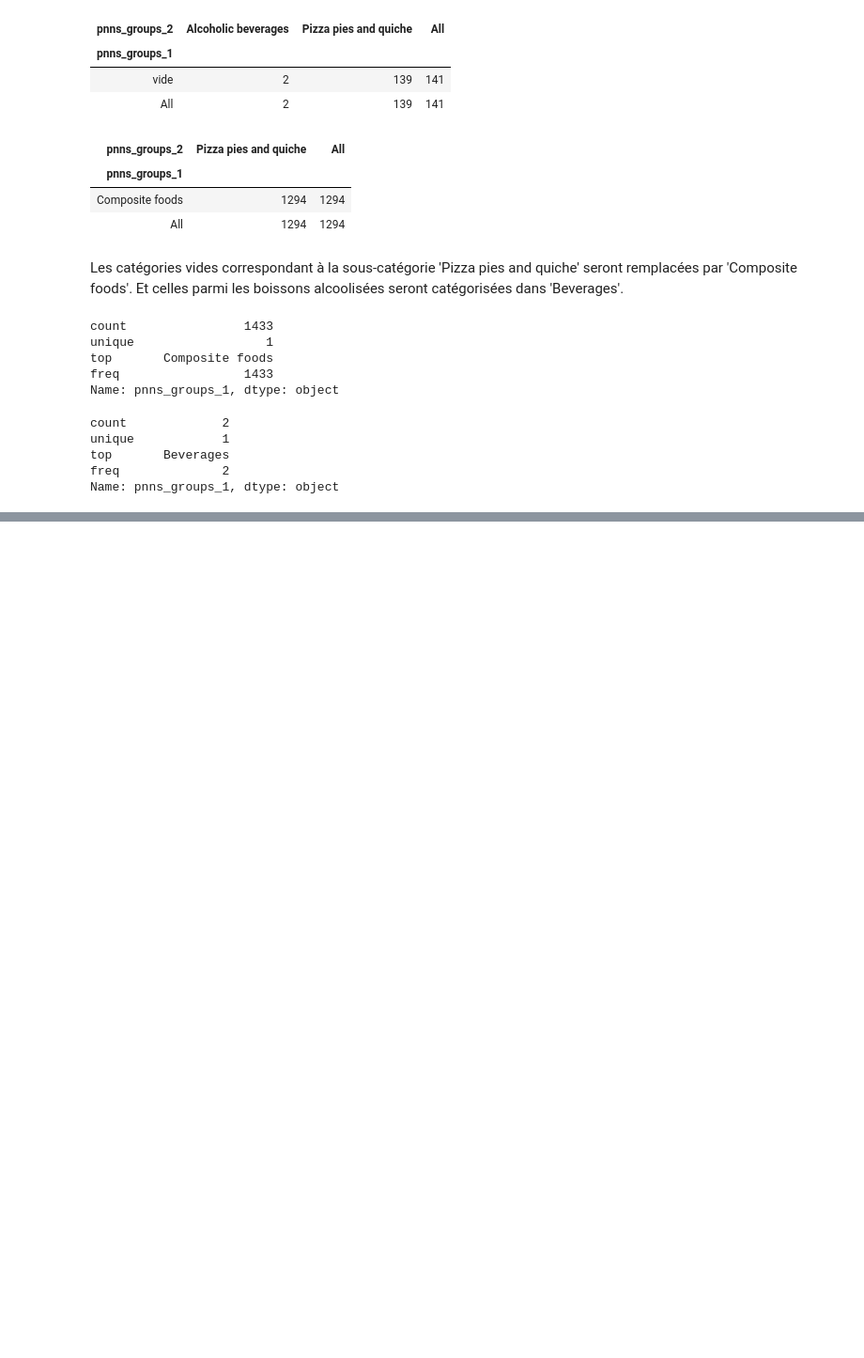
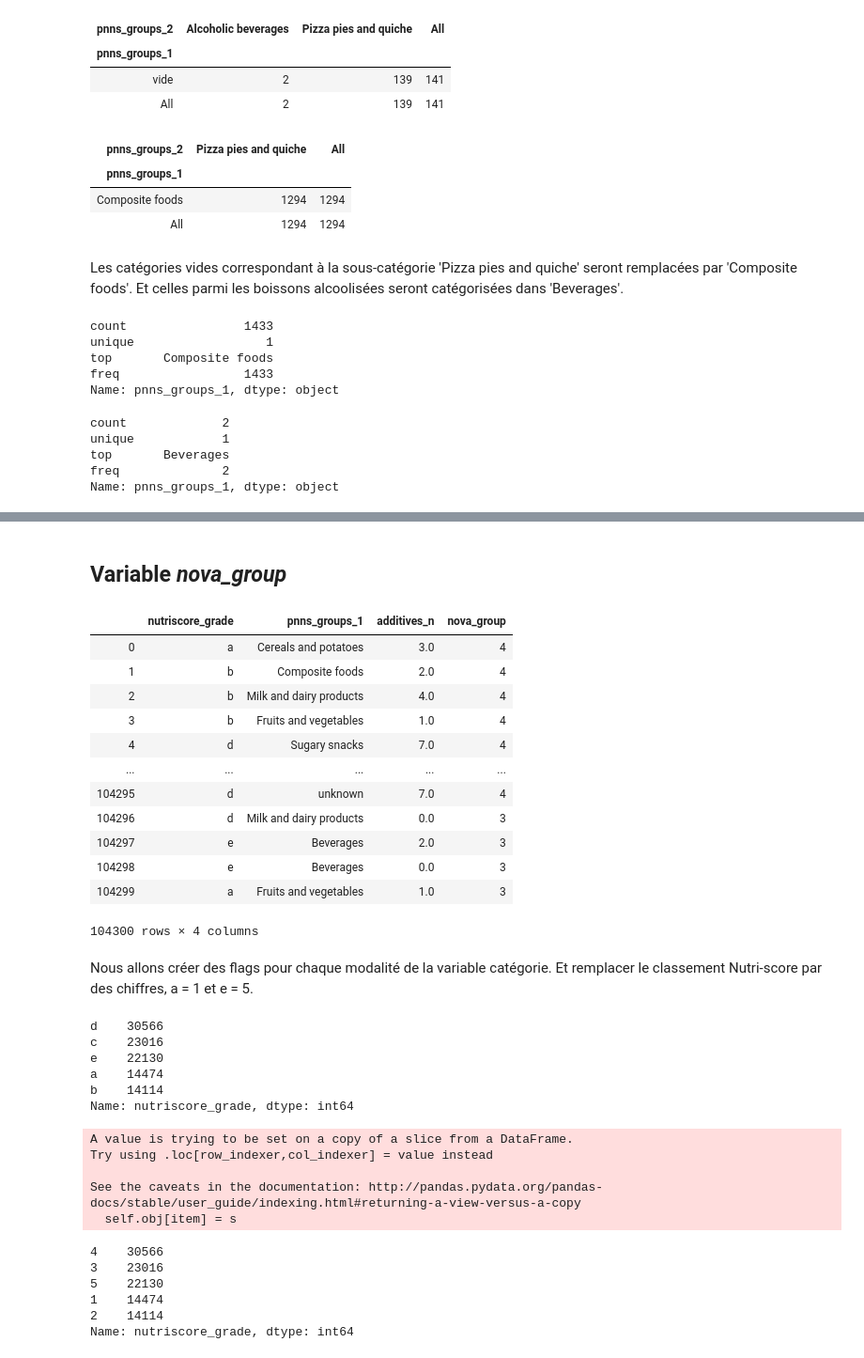
Before and after one commit to sebastienbourgeois/oc-p3-conception-application-sante-publique, a Jupyter notebook: PSante_02_notebookexploration.ipynb, the cells around one changed output, grey strips where cells are left out. Shown: that part at 94% size. Saved outputs shown, nothing was run; the diff lists cells and outputs as text; code cells hidden in the pictures; blank space fills up the shorter version.

```diff
--- a/PSante_02_notebookexploration.ipynb
+++ b/PSante_02_notebookexploration.ipynb
@@ -1540,0 +1536,2 @@ open_food_facts_df.info()
+# %% [markdown]
+## Variable *nova_group*
@@ -1540,0 +1540,48 @@ open_food_facts_df.info()
+# %%
+imputation_knn
+# %% [output]
+|  | nutriscore_grade | pnns_groups_1 | additives_n | nova_group |
+| 0 | a | Cereals and potatoes | 3.0 | 4 |
+| 1 | b | Composite foods | 2.0 | 4 |
+| 2 | b | Milk and dairy products | 4.0 | 4 |
+| 3 | b | Fruits and vegetables | 1.0 | 4 |
+| 4 | d | Sugary snacks | 7.0 | 4 |
+| ... | ... | ... | ... | ... |
+| 104295 | d | unknown | 7.0 | 4 |
+| 104296 | d | Milk and dairy products | 0.0 | 3 |
+| 104297 | e | Beverages | 2.0 | 3 |
+| 104298 | e | Beverages | 0.0 | 3 |
+| 104299 | a | Fruits and vegetables | 1.0 | 3 |
+104300 rows × 4 columns
+# %% [markdown]
+Nous allons créer des flags pour chaque modalité de la variable catégorie. Et remplacer le classement Nutri-score par des chiffres, a = 1 et e = 5.
+# %%
+imputation_knn_df['nutriscore_grade'].value_counts()
+# %% [output]
+d    30566
+c    23016
+e    22130
+a    14474
+b    14114
+Name: nutriscore_grade, dtype: int64
+# %%
+imputation_knn_df.loc[imputation_knn_df['nutriscore_grade'] == 'a', 'nutriscore_grade'] = 1
+imputation_knn_df.loc[imputation_knn_df['nutriscore_grade'] == 'b', 'nutriscore_grade'] = 2
+imputation_knn_df.loc[imputation_knn_df['nutriscore_grade'] == 'c', 'nutriscore_grade'] = 3
+imputation_knn_df.loc[imputation_knn_df['nutriscore_grade'] == 'd', 'nutriscore_grade'] = 4
+imputation_knn_df.loc[imputation_knn_df['nutriscore_grade'] == 'e', 'nutriscore_grade'] = 5
+# %% [output]
+A value is trying to be set on a copy of a slice from a DataFrame.
+Try using .loc[row_indexer,col_indexer] = value instead
+
+See the caveats in the documentation: http://pandas.pydata.org/pandas-docs/stable/user_guide/indexing.html#returning-a-view-versus-a-copy
+  self.obj[item] = s
+# %%
+imputation_knn_df['nutriscore_grade'].value_counts()
+# %% [output]
+4    30566
+3    23016
+5    22130
+1    14474
+2    14114
+Name: nutriscore_grade, dtype: int64
```
Also changed, not shown: parts of 23 cells of this notebook.
